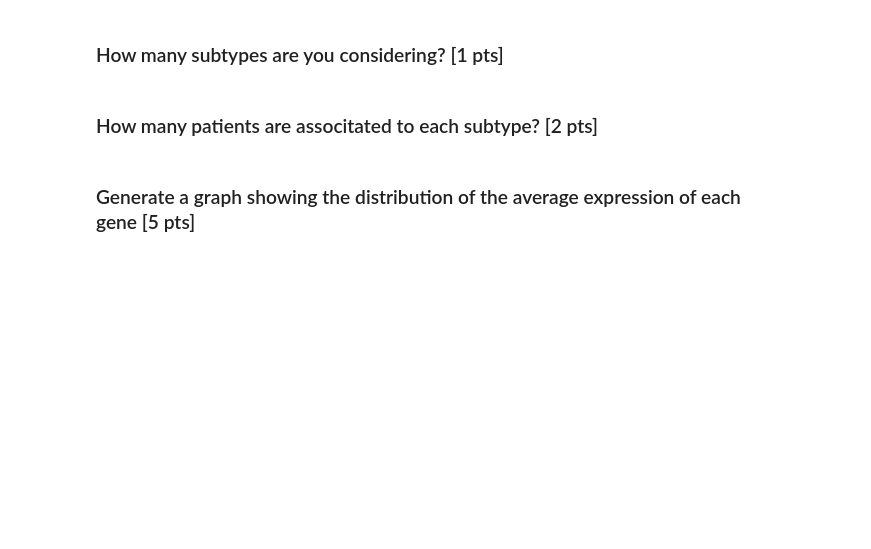
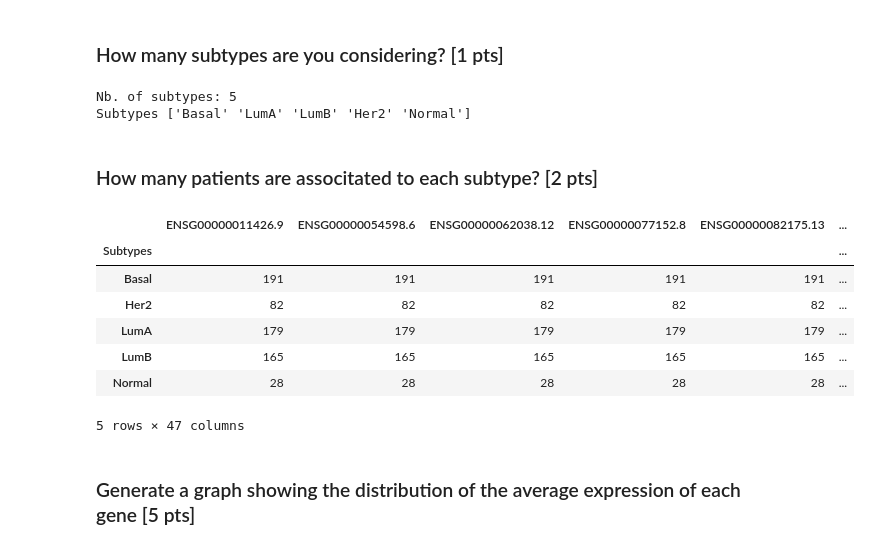
Before and after one commit to Franck-ErmiePrucien/BIM6065C, a Jupyter notebook: notebooks/exercices_good_practices.ipynb, the cells around one changed output. Saved outputs shown, nothing was run; the diff lists cells and outputs as text; code cells hidden in the pictures; blank space fills up the shorter version.

```diff
--- a/notebooks/exercices_good_practices.ipynb
+++ b/notebooks/exercices_good_practices.ipynb
@@ -68,7 +120,24 @@ You can use one of the dataframe as the 'main' one, and then rename its columns
 ## Explore the dataset [15 pts]
 # %% [markdown]
 ### How many subtypes are you considering? [1 pts]
+# %%
+print("Nb. of subtypes:", data.loc[:, "Subtypes"].nunique())
+print("Subtypes", data.loc[:, "Subtypes"].unique()
+# %% [output]
+Nb. of subtypes: 5
+Subtypes ['Basal' 'LumA' 'LumB' 'Her2' 'Normal']
 # %% [markdown]
 ### How many patients are associtated to each subtype? [2 pts]
+# %%
+data.groupby("Subtypes").count()
+# %% [output]
+|  | ENSG00000011426.9 | ENSG00000054598.6 | ENSG00000062038.12 | ENSG00000077152.8 | ENSG00000082175.13 | ... |
+| Subtypes |  |  |  |  |  | ... |
+| Basal | 191 | 191 | 191 | 191 | 191 | ... |
+| Her2 | 82 | 82 | 82 | 82 | 82 | ... |
+| LumA | 179 | 179 | 179 | 179 | 179 | ... |
+| LumB | 165 | 165 | 165 | 165 | 165 | ... |
+| Normal | 28 | 28 | 28 | 28 | 28 | ... |
+5 rows × 47 columns
 # %% [markdown]
 ### Generate a graph showing the distribution of the average expression of each gene [5 pts]
```
Also changed, not shown: parts of 9 cells of this notebook.
